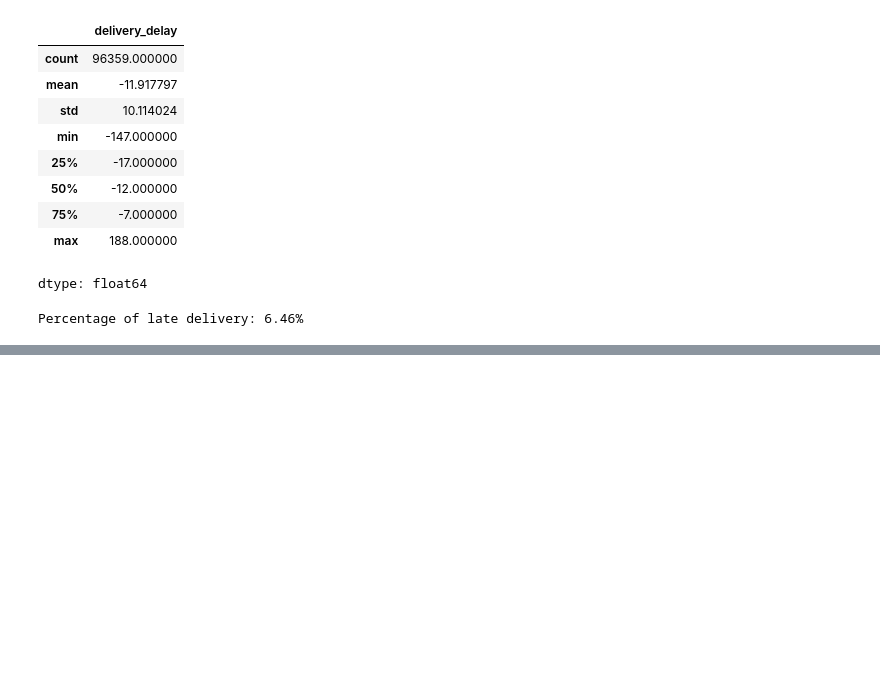
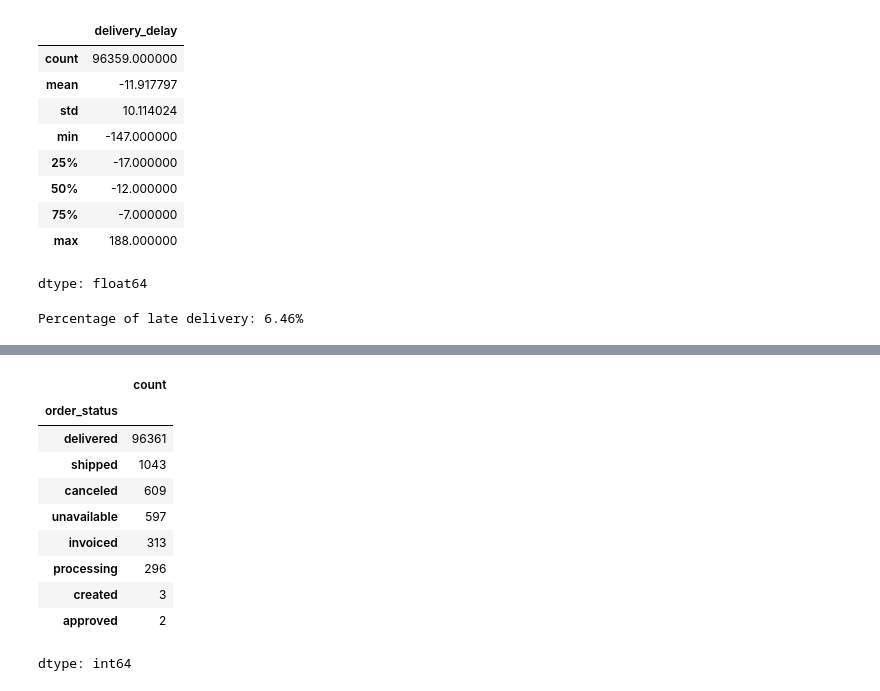
Before and after one commit to HannahPeyambari/Analyzing-customer-satisfaction, a Jupyter notebook: 01_Olist.ipynb, the cells around one changed output, grey strips where cells are left out. Drawn from its saved outputs; the diff is of its cells as text; code cells hidden in the pictures; blank space fills up the shorter version.

Commit message:
working on low scores reasons.

```diff
--- a/01_Olist.ipynb
+++ b/01_Olist.ipynb
@@ -41,6 +43,10 @@ Data columns (total 8 columns):
 dtypes: object(8)
 memory usage: 6.1+ MB
 (99441, 8)
+# %%
+orders_date_cols = ['order_purchase_timestamp', 'order_approved_at', 'order_delivered_carrier_date', 'order_delivered_customer_date', 'order_estimated_delivery_date']
+orders[orders_date_cols] = orders[orders_date_cols].apply(pd.to_datetime)
+orders[orders_date_cols].info()
 # %%
 orders.head()
 # %% [output]
@@ -184,9 +207,3 @@ merged_orders_reviews.head()
 merged_orders_reviews.shape
 # %% [output]
 (99224, 14)
-# %%
-# Convert date columns from string (object) to datetime. This is required to perform date arithmetic (e.g. subtracting dates) and to enable time-based operations later (e.g. grouping by month).
-merged_orders_reviews['order_estimated_delivery_date'] = pd.to_datetime(merged_orders_reviews['order_estimated_delivery_date'])
-merged_orders_reviews['order_delivered_customer_date'] = pd.to_datetime(merged_orders_reviews['order_delivered_customer_date'])
-merged_orders_reviews['order_delivered_carrier_date'] = pd.to_datetime(merged_orders_reviews['order_delivered_carrier_date'])
-merged_orders_reviews.info()
@@ -229,3 +228,6 @@ percentage_late = len(late_delivery) / len(merged_orders_reviews) * 100
 print(f'Percentage of late delivery: {percentage_late:.2f}%')
 # %% [output]
 Percentage of late delivery: 6.46%
+# %%
+merged_orders_reviews['is_late'] = merged_orders_reviews['delivery_delay'] > 0
+merged_orders_reviews.groupby('is_late')['review_score'].mean()
@@ -231,0 +240,14 @@ Percentage of late delivery: 6.46%
+# %%
+merged_orders_reviews['order_status'].value_counts()
+# %% [output]
+|  | count |
+| order_status |  |
+| delivered | 96361 |
+| shipped | 1043 |
+| canceled | 609 |
+| unavailable | 597 |
+| invoiced | 313 |
+| processing | 296 |
+| created | 3 |
+| approved | 2 |
+dtype: int64
```
Also changed, not shown: parts of 9 cells of this notebook.
